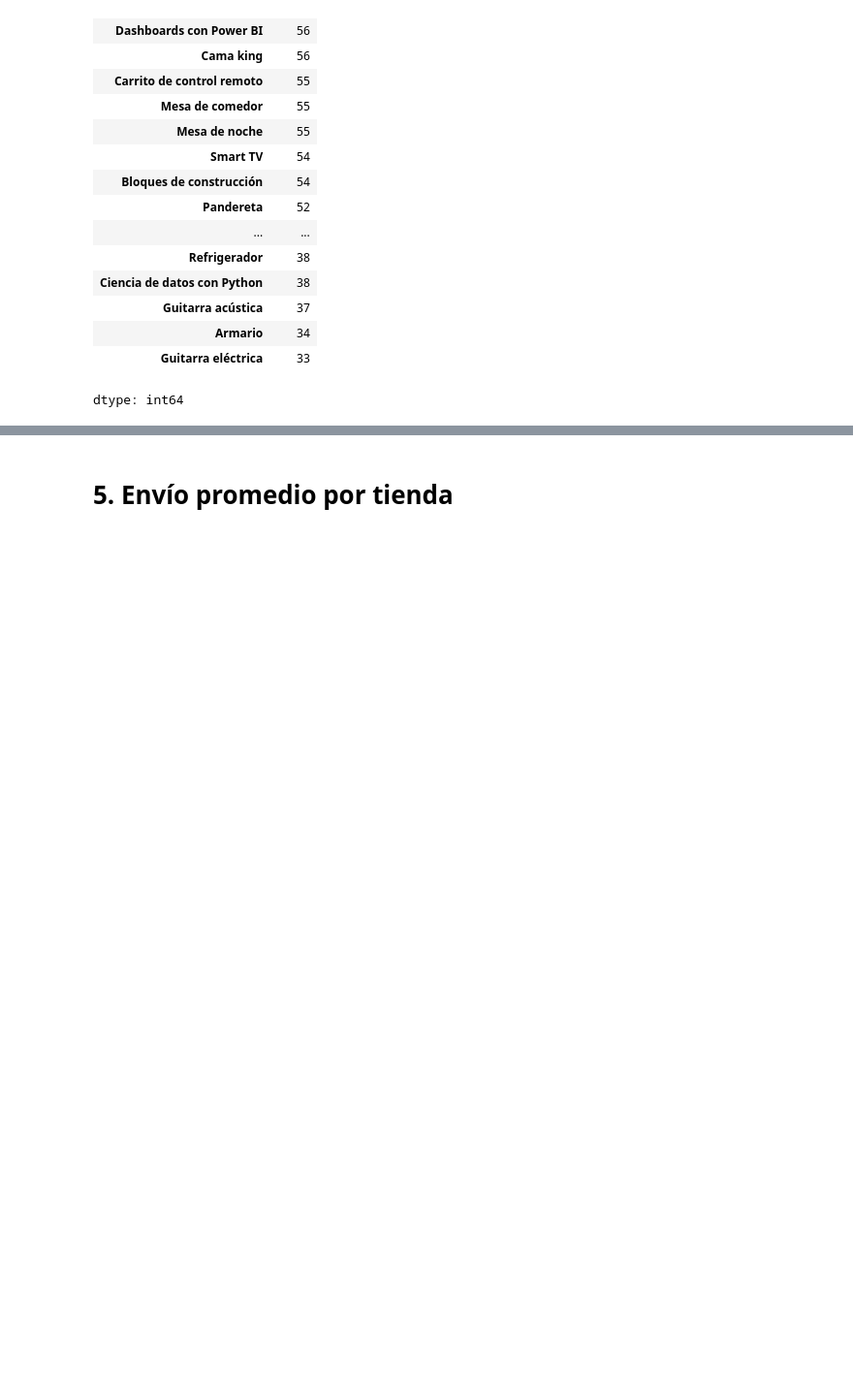
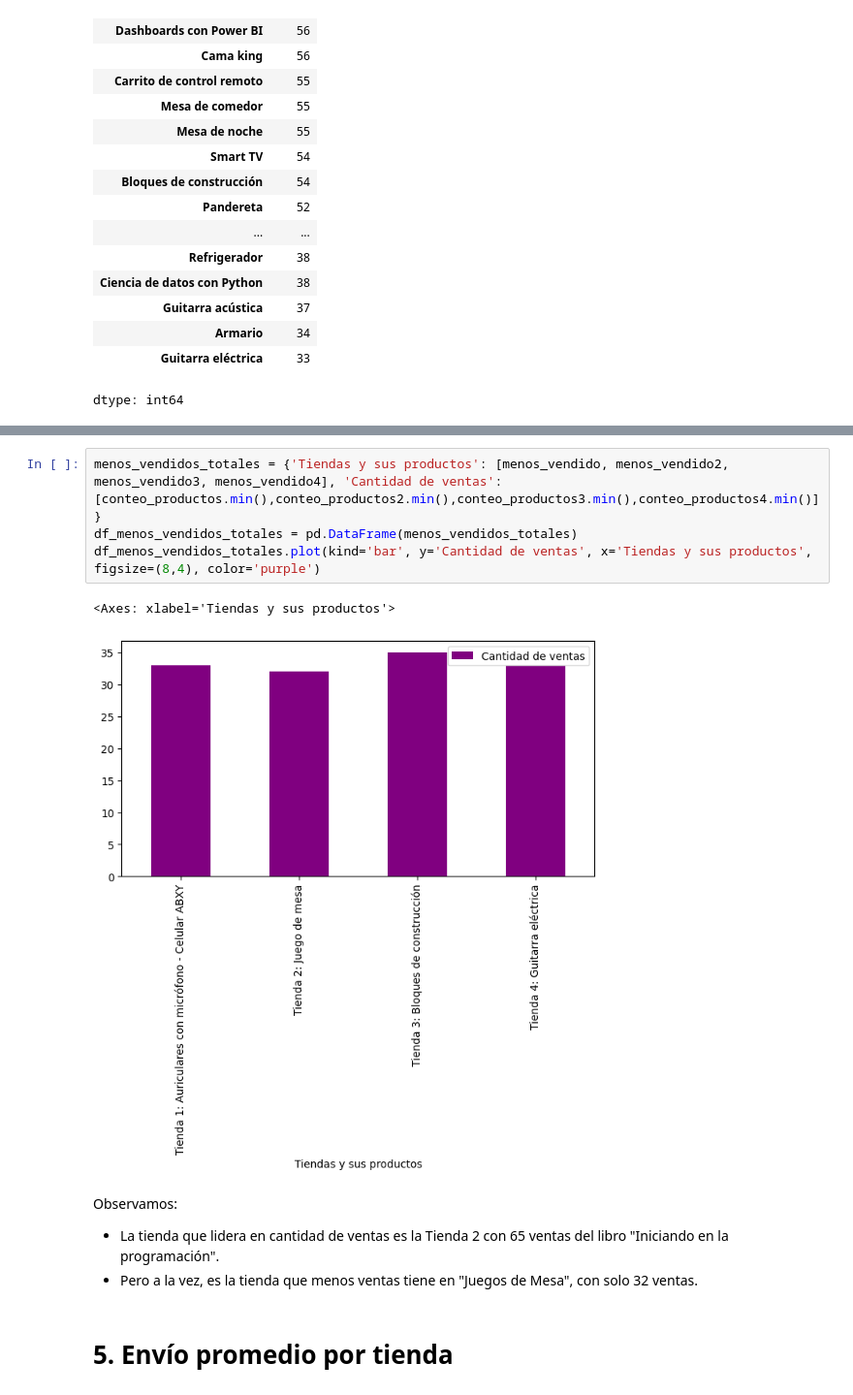
Before and after one commit to Ferrrchu/Challenge-Alura-Latam, a Jupyter notebook: AluraStoreLatam.ipynb, the cells around one changed output, grey strips where cells are left out. Shown at 97% size. Cells and saved outputs as stored; diff of their text form; blank space fills up the shorter version.

```diff
--- a/AluraStoreLatam.ipynb
+++ b/AluraStoreLatam.ipynb
@@ -230,3 +240,15 @@ Producto/s menos vendidos de la tienda 4:
+# %%
+menos_vendidos_totales = {'Tiendas y sus productos': [menos_vendido, menos_vendido2, menos_vendido3, menos_vendido4], 'Cantidad de ventas': [conteo_productos.min(),conteo_productos2.min(),conteo_productos3.min(),conteo_productos4.min()]}
+df_menos_vendidos_totales = pd.DataFrame(menos_vendidos_totales)
+df_menos_vendidos_totales.plot(kind='bar', y='Cantidad de ventas', x='Tiendas y sus productos', figsize=(8,4), color='purple')
+# %% [output]
+<Axes: xlabel='Tiendas y sus productos'>
+[figure, added]
+# %% [markdown]
+Observamos:
+
+- La tienda que lidera en cantidad de ventas es la Tienda 2 con 65 ventas del libro "Iniciando en la programación".
+- Pero a la vez, es la tienda que menos ventas tiene en "Juegos de Mesa", con solo 32 ventas.
 # %% [markdown]
 # 5. Envío promedio por tienda
 # %%
```
Also changed, not shown: parts of 13 cells of this notebook.
